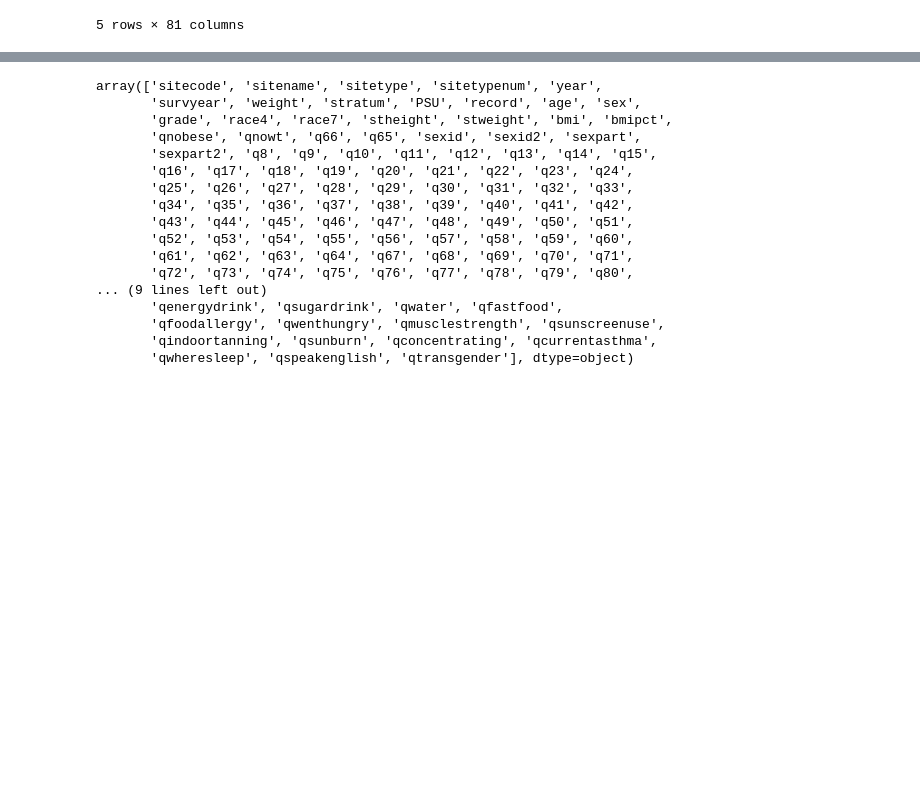
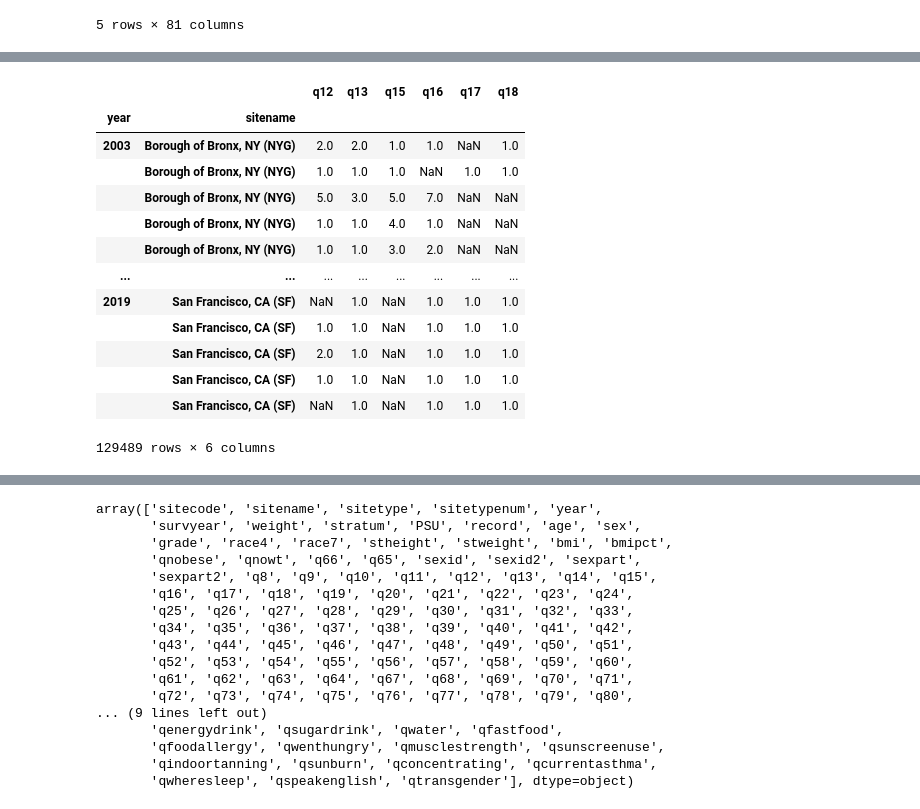
Before and after one commit to brodyee/STATS501_project, a Jupyter notebook: code/EDA.ipynb, the cells around one changed output, grey strips where cells are left out. Cells and saved outputs as stored; diff of their text form; code cells hidden in the pictures; blank space fills up the shorter version.

```diff
--- a/code/EDA.ipynb
+++ b/code/EDA.ipynb
@@ -111,0 +174,17 @@ fulldat = fulldat.sort_values(["year", "sitename"]).set_index(["year", "sitename
+# %%
+fulldat.loc[fulldat[violenceqs].isna().any(axis=1),][violenceqs]
+# %% [output]
+|  |  | q12 | q13 | q15 | q16 | q17 | q18 |
+| year | sitename |  |  |  |  |  |  |
+| 2003 | Borough of Bronx, NY (NYG) | 2.0 | 2.0 | 1.0 | 1.0 | NaN | 1.0 |
+|  | Borough of Bronx, NY (NYG) | 1.0 | 1.0 | 1.0 | NaN | 1.0 | 1.0 |
+|  | Borough of Bronx, NY (NYG) | 5.0 | 3.0 | 5.0 | 7.0 | NaN | NaN |
+|  | Borough of Bronx, NY (NYG) | 1.0 | 1.0 | 4.0 | 1.0 | NaN | NaN |
+|  | Borough of Bronx, NY (NYG) | 1.0 | 1.0 | 3.0 | 2.0 | NaN | NaN |
+| ... | ... | ... | ... | ... | ... | ... | ... |
+| 2019 | San Francisco, CA (SF) | NaN | 1.0 | NaN | 1.0 | 1.0 | 1.0 |
+|  | San Francisco, CA (SF) | 1.0 | 1.0 | NaN | 1.0 | 1.0 | 1.0 |
+|  | San Francisco, CA (SF) | 2.0 | 1.0 | NaN | 1.0 | 1.0 | 1.0 |
+|  | San Francisco, CA (SF) | 1.0 | 1.0 | NaN | 1.0 | 1.0 | 1.0 |
+|  | San Francisco, CA (SF) | NaN | 1.0 | NaN | 1.0 | 1.0 | 1.0 |
+129489 rows × 6 columns
```
Also changed, not shown: parts of 19 cells of this notebook, 8 other files.
